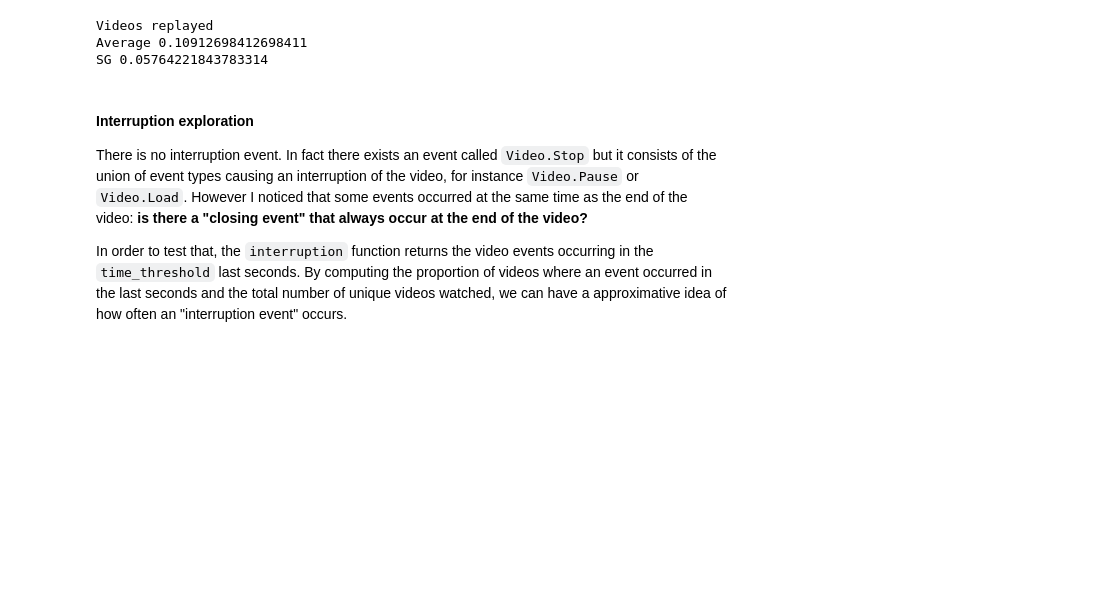
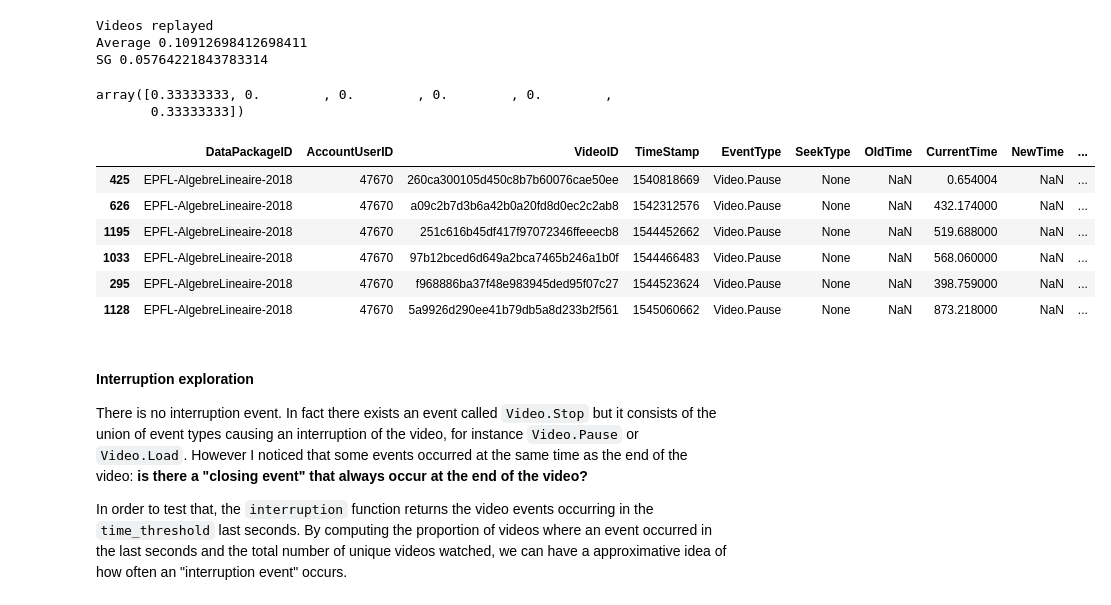
Before and after one commit to epfl-ml4ed/flipped-classroom, a Jupyter notebook: notebooks/AIED_feature_reproduction.ipynb, the cells around one changed output. Saved outputs shown, nothing was run; the diff lists cells and outputs as text; code cells hidden in the pictures; blank space fills up the shorter version.

Commit message:
First interrupted feature

```diff
--- a/notebooks/AIED_feature_reproduction.ipynb
+++ b/notebooks/AIED_feature_reproduction.ipynb
@@ -150,6 +153,43 @@ print("SG",std_weekly_prop_replayed(user_events))
 Videos replayed
 Average 0.10912698412698411
 SG 0.05764221843783314
+# %%
+def weekly_prop_interrupted(user_events):
+    STOP_EVENTS = ['Video.Pause', 'Video.Stop', 'Video.Load']
+    df = user_events.copy() #Sort in descreasing order
+    video_durations = get_dated_videos().drop_duplicates(subset=['VideoID'])[['VideoID', 'Duration']]
+    df = df.merge(video_durations)
+    df.sort_values(by="TimeStamp", inplace=True)
+    df['Diff'] = abs(df.TimeStamp.diff(-1))
+    df['NextVideoID'] = df.VideoID.shift(-1)
+
+    df = df[(df.Duration - df.CurrentTime > 60)] #Remove events in the last minute
+    # Interruption when
+    #   * a break is too long
+    #   * a break (not in the last minute) is followed by an event in another video (the user left the video)
+    #   * an event occurs in another video before the end of the current video
+    break_too_long = (df.EventType.isin(STOP_EVENTS)) & (df.Diff > 3600)
+    break_then_other_video = (df.EventType.isin(STOP_EVENTS)) &  (df.VideoID != df.NextVideoID)
+    event_other_video = (df.VideoID != df.NextVideoID) & ((df.Duration - df.CurrentTime) > (df.Diff))
+    interrup_conditions = break_too_long | break_then_other_video | event_other_video
+    df = df[interrup_conditions]
+    return weekly_prop(df)
+
+interrup = weekly_prop_interrupted(user_events)
+interrup
+# %% [output]
+array([0.33333333, 0.        , 0.        , 0.        , 0.        ,
+       0.33333333])
+# %%
+interrup
+# %% [output]
+|  | DataPackageID | AccountUserID | VideoID | TimeStamp | EventType | SeekType | OldTime | CurrentTime | NewTime | ... |
+| 425 | EPFL-AlgebreLineaire-2018 | 47670 | 260ca300105d450c8b7b60076cae50ee | 1540818669 | Video.Pause | None | NaN | 0.654004 | NaN | ... |
+| 626 | EPFL-AlgebreLineaire-2018 | 47670 | a09c2b7d3b6a42b0a20fd8d0ec2c2ab8 | 1542312576 | Video.Pause | None | NaN | 432.174000 | NaN | ... |
+| 1195 | EPFL-AlgebreLineaire-2018 | 47670 | 251c616b45df417f97072346ffeeecb8 | 1544452662 | Video.Pause | None | NaN | 519.688000 | NaN | ... |
+| 1033 | EPFL-AlgebreLineaire-2018 | 47670 | 97b12bced6d649a2bca7465b246a1b0f | 1544466483 | Video.Pause | None | NaN | 568.060000 | NaN | ... |
+| 295 | EPFL-AlgebreLineaire-2018 | 47670 | f968886ba37f48e983945ded95f07c27 | 1544523624 | Video.Pause | None | NaN | 398.759000 | NaN | ... |
+| 1128 | EPFL-AlgebreLineaire-2018 | 47670 | 5a9926d290ee41b79db5a8d233b2f561 | 1545060662 | Video.Pause | None | NaN | 873.218000 | NaN | ... |
 # %% [markdown]
 #### Interruption exploration
 
```
Also changed, not shown: parts of 5 cells of this notebook, 1 other file.
